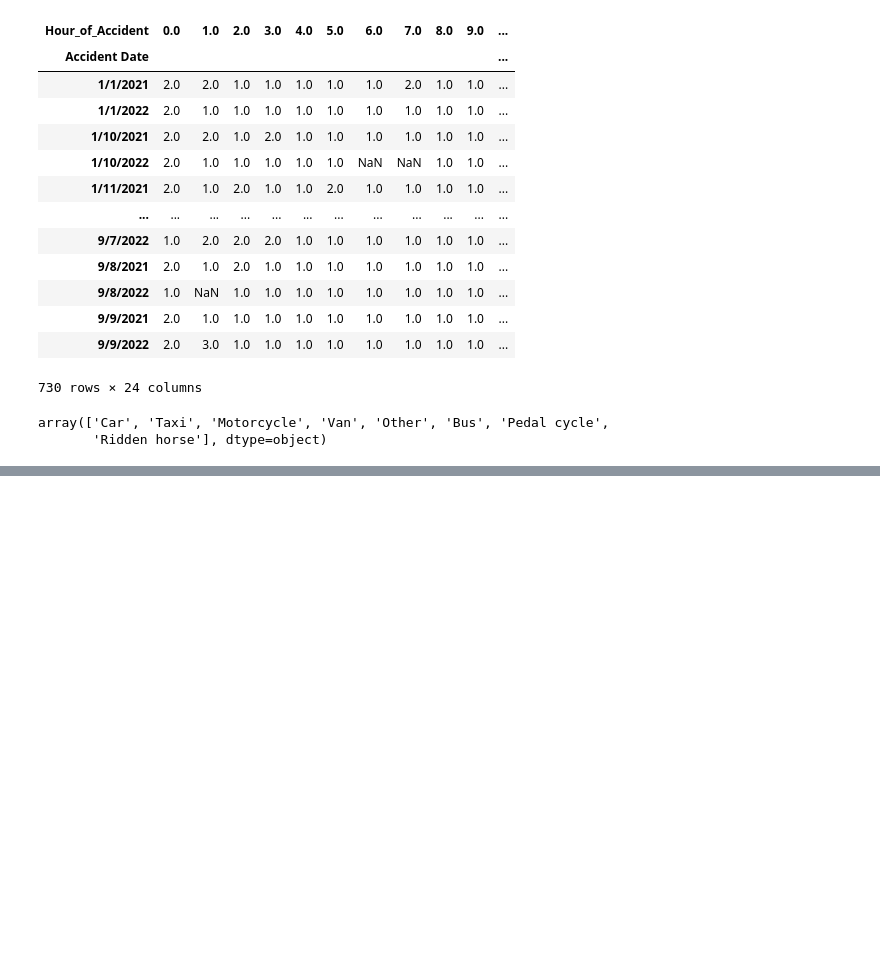
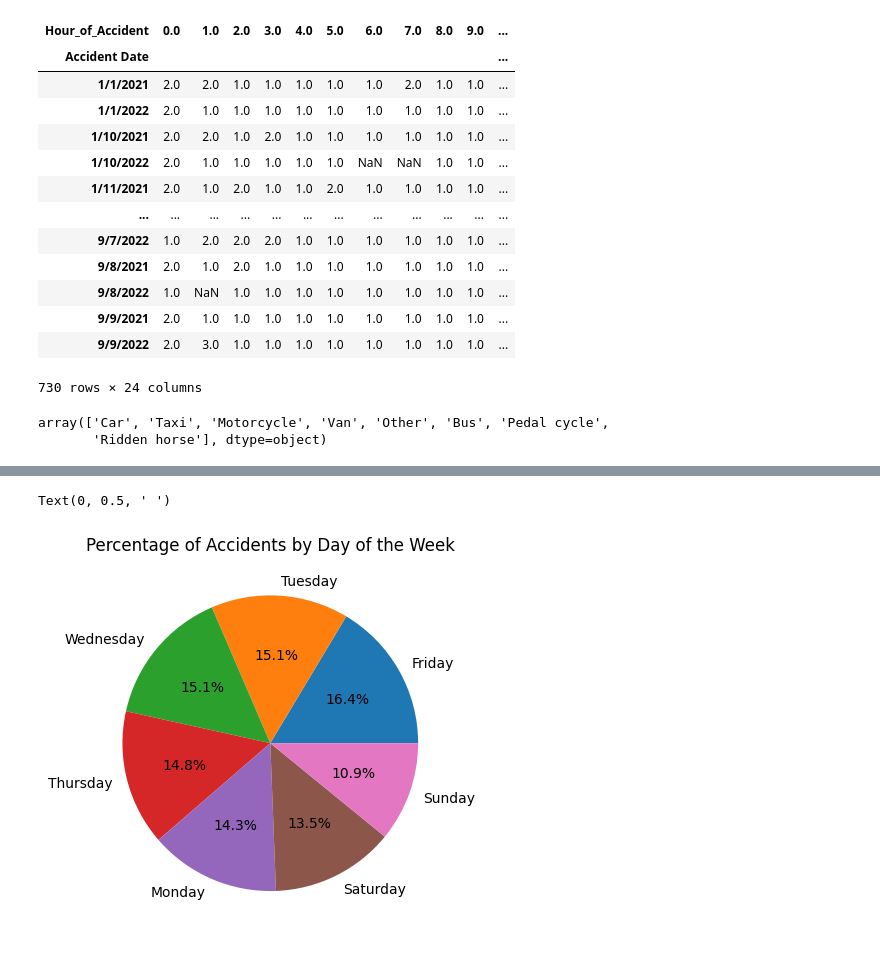
Before and after one commit to alixkaw/DPP-1, a Jupyter notebook: notebooks/01_exploration.ipynb, the cells around one changed output, grey strips where cells are left out. Saved outputs shown, nothing was run; the diff lists cells and outputs as text; code cells hidden in the pictures; blank space fills up the shorter version.

```diff
--- a/notebooks/01_exploration.ipynb
+++ b/notebooks/01_exploration.ipynb
@@ -278,0 +279,8 @@ plt.xticks(rotation=30)
+# %%
+#make a pie chart to display thee percentage of accident per each day
+df['Day_of_Week'].value_counts().plot(kind='pie', autopct='%0.1f%%')
+plt.title('Percentage of Accidents by Day of the Week')
+plt.ylabel(' ')
+# %% [output]
+Text(0, 0.5, ' ')
+[figure, added]
```
Also changed, not shown: parts of 7 cells of this notebook.
